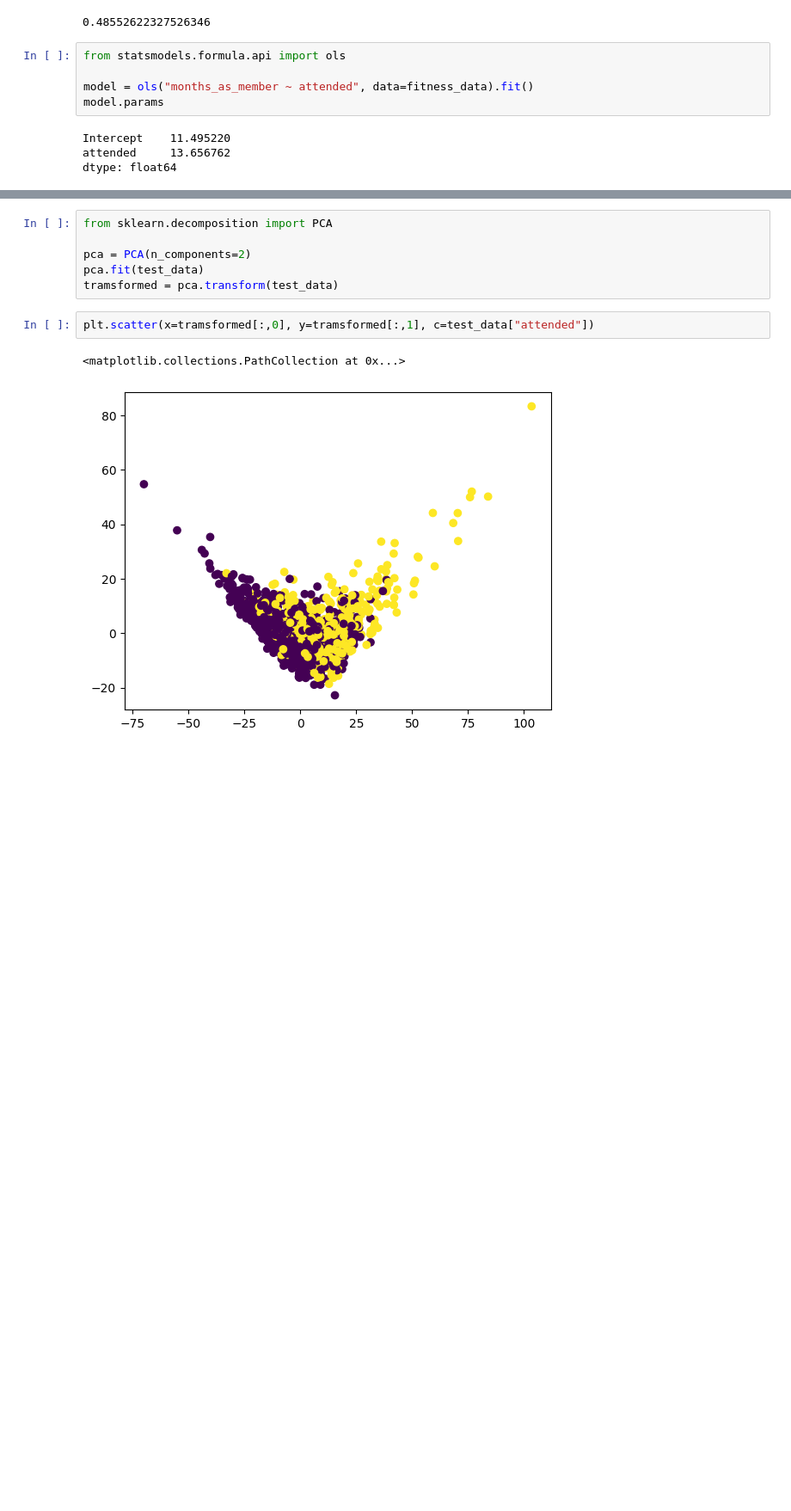
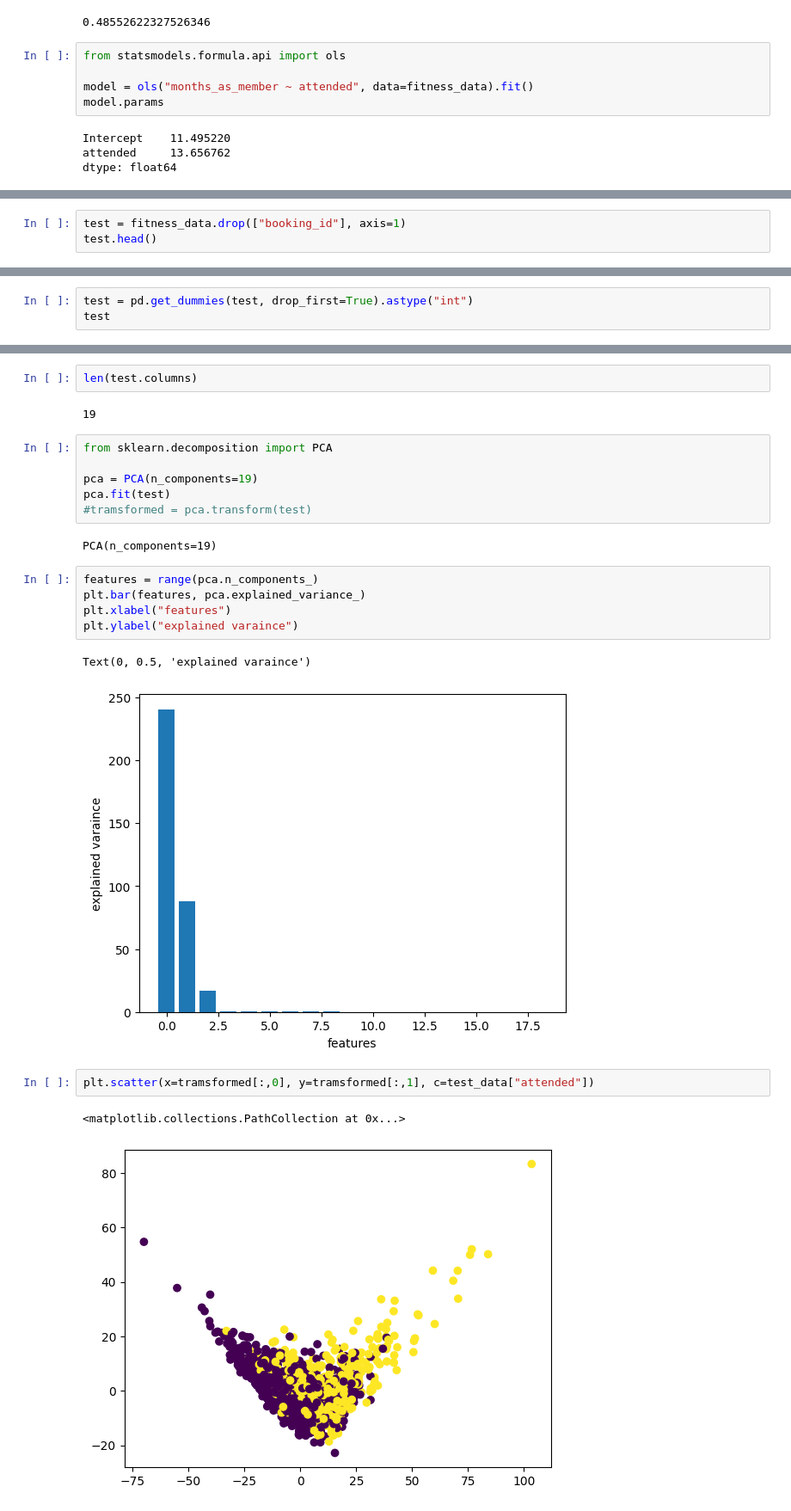
Before and after one commit to Abdoelabassi/data-science-certification-exam, a Jupyter notebook: notebook.ipynb, the cells around one changed output, grey strips where cells are left out. Shown: that part at 86% size. Drawn from its saved outputs; the diff is of its cells as text; blank space fills up the shorter version.

Commit message:
some PCA test for feature selection

```diff
--- a/notebook.ipynb
+++ b/notebook.ipynb
@@ -330,0 +328,3 @@ array([[17.  , 79.56,  8.  ,  0.  ],
+# %%
+test = fitness_data.drop(["booking_id"], axis=1)
+test.head()
@@ -330,0 +338,3 @@ array([[17.  , 79.56,  8.  ,  0.  ],
+# %%
+test = pd.get_dummies(test, drop_first=True).astype("int")
+test
@@ -331,9 +355,23 @@ array([[17.  , 79.56,  8.  ,  0.  ],
+# %%
+len(test.columns)
+# %% [output]
+19
 # %%
 from sklearn.decomposition import PCA
 
-pca = PCA(n_components=2)
-pca.fit(test_data)
-tramsformed = pca.transform(test_data)
+pca = PCA(n_components=19)
+pca.fit(test)
+#tramsformed = pca.transform(test)
+# %% [output]
+PCA(n_components=19)
+# %%
+features = range(pca.n_components_)
+plt.bar(features, pca.explained_variance_)
+plt.xlabel("features")
+plt.ylabel("explained varaince")
+# %% [output]
+Text(0, 0.5, 'explained varaince')
+[figure, added]
 # %%
 plt.scatter(x=tramsformed[:,0], y=tramsformed[:,1], c=test_data["attended"])
 # %% [output]
```
Also changed, not shown: parts of 7 cells of this notebook.
